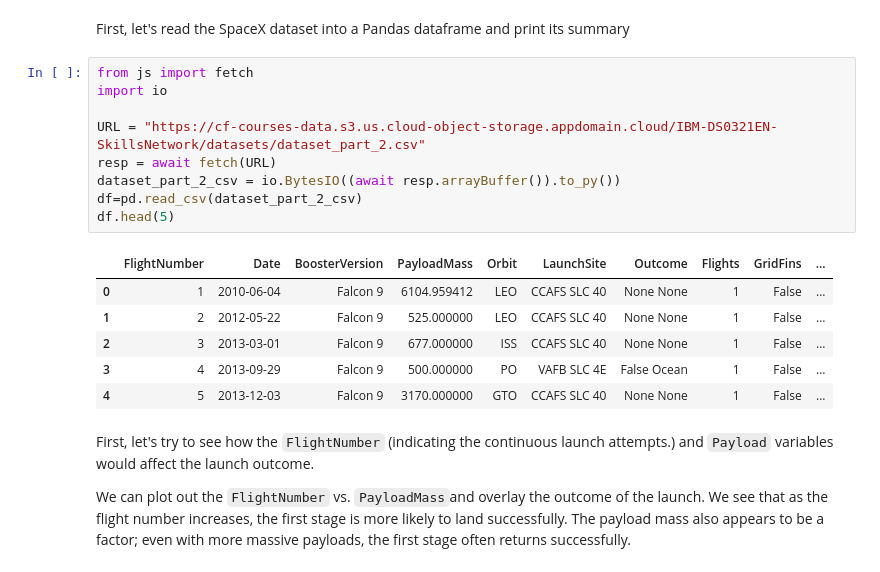
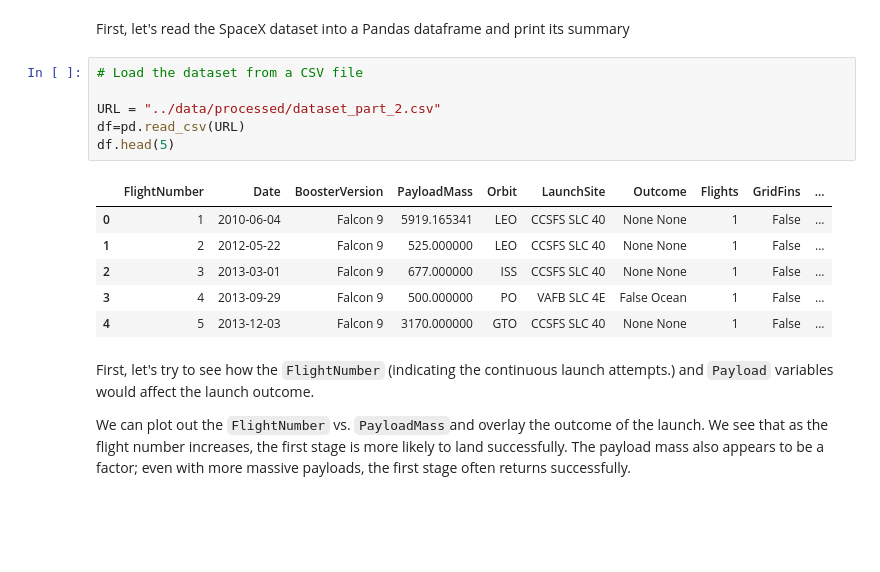
Before and after one commit to omar-034/CAPSTONE-PROJECT-SPACE-X, a Jupyter notebook: notebooks/edadataviz.ipynb, the cells around one changed output. Cells and saved outputs as stored; diff of their text form; blank space fills up the shorter version.

```diff
--- a/notebooks/edadataviz.ipynb
+++ b/notebooks/edadataviz.ipynb
@@ -61,22 +48,19 @@ please provide us feedback at https://github.com/pandas-dev/pandas/issues/54466
 ## Exploratory Data Analysis
 # %% [markdown]
 First, let's read the SpaceX dataset into a Pandas dataframe and print its summary
-# %%
-from js import fetch
-import io
-
-URL = "https://cf-courses-data.s3.us.cloud-object-storage.appdomain.cloud/IBM-DS0321EN-SkillsNetwork/datasets/dataset_part_2.csv"
-resp = await fetch(URL)
-dataset_part_2_csv = io.BytesIO((await resp.arrayBuffer()).to_py())
-df=pd.read_csv(dataset_part_2_csv)
-df.head(5)
-# %% [output]
-|  | FlightNumber | Date | BoosterVersion | PayloadMass | Orbit | LaunchSite | Outcome | Flights | GridFins | ... |
-| 0 | 1 | 2010-06-04 | Falcon 9 | 6104.959412 | LEO | CCAFS SLC 40 | None None | 1 | False | ... |
-| 1 | 2 | 2012-05-22 | Falcon 9 | 525.000000 | LEO | CCAFS SLC 40 | None None | 1 | False | ... |
-| 2 | 3 | 2013-03-01 | Falcon 9 | 677.000000 | ISS | CCAFS SLC 40 | None None | 1 | False | ... |
-| 3 | 4 | 2013-09-29 | Falcon 9 | 500.000000 | PO | VAFB SLC 4E | False Ocean | 1 | False | ... |
-| 4 | 5 | 2013-12-03 | Falcon 9 | 3170.000000 | GTO | CCAFS SLC 40 | None None | 1 | False | ... |
+# %%
+# Load the dataset from a CSV file
+
+URL = "../data/processed/dataset_part_2.csv"
+df=pd.read_csv(URL)
+df.head(5)
+# %% [output]
+|  | FlightNumber | Date | BoosterVersion | PayloadMass | Orbit | LaunchSite | Outcome | Flights | GridFins | ... |
+| 0 | 1 | 2010-06-04 | Falcon 9 | 5919.165341 | LEO | CCSFS SLC 40 | None None | 1 | False | ... |
+| 1 | 2 | 2012-05-22 | Falcon 9 | 525.000000 | LEO | CCSFS SLC 40 | None None | 1 | False | ... |
+| 2 | 3 | 2013-03-01 | Falcon 9 | 677.000000 | ISS | CCSFS SLC 40 | None None | 1 | False | ... |
+| 3 | 4 | 2013-09-29 | Falcon 9 | 500.000000 | PO | VAFB SLC 4E | False Ocean | 1 | False | ... |
+| 4 | 5 | 2013-12-03 | Falcon 9 | 3170.000000 | GTO | CCSFS SLC 40 | None None | 1 | False | ... |
 # %% [markdown]
 First, let's try to see how the `FlightNumber` (indicating the continuous launch attempts.) and `Payload` variables would affect the launch outcome.
 
```
Also changed, not shown: parts of 15 cells of this notebook, 4 other files.
